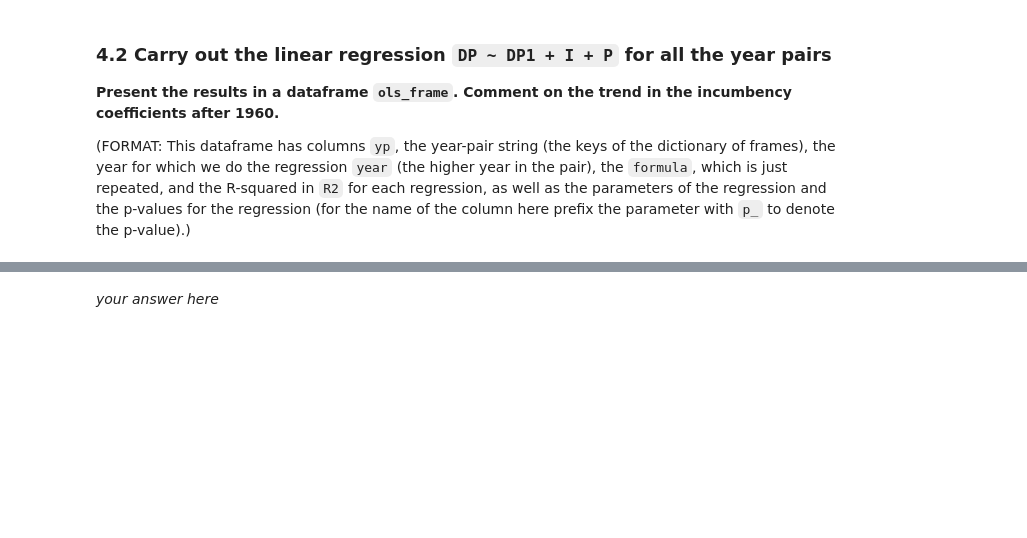
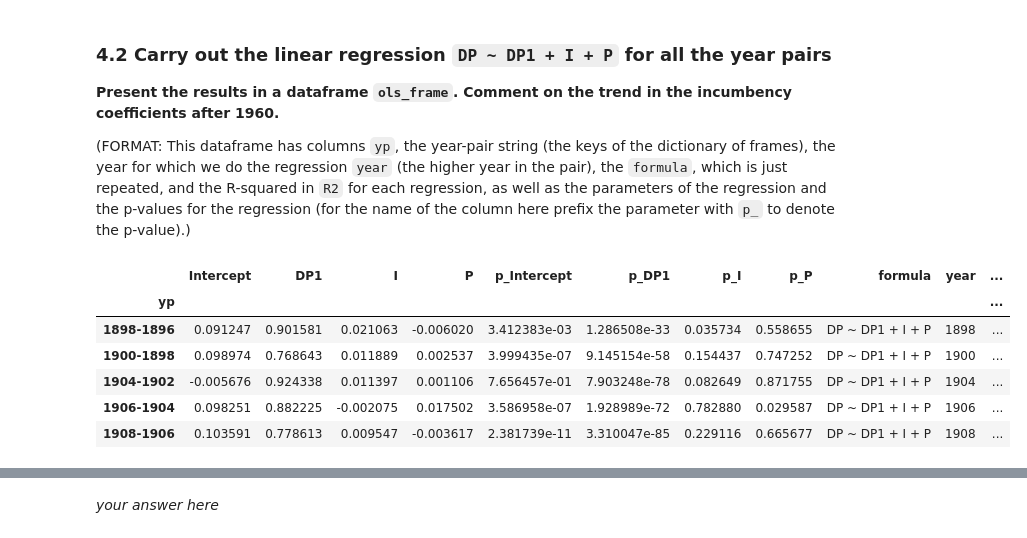
Before and after one commit to NOllAl/AM207HW, a Jupyter notebook: hw3/AM207_HW3.ipynb, the cells around one changed output, grey strips where cells are left out. Saved outputs shown, nothing was run; the diff lists cells and outputs as text; code cells hidden in the pictures; blank space fills up the shorter version.

```diff
--- a/hw3/AM207_HW3.ipynb
+++ b/hw3/AM207_HW3.ipynb
@@ -705,0 +702,32 @@ So, in both cases, we see that $\beta_2$ corresponds to the expected proportion
+# %%
+result = pd.DataFrame()
+for p in pairs:
+    key = str(p[0])+"-"+str(p[1])
+    df = pairframes[key]
+
+    formula = 'DP ~ DP1 + I + P'
+    ols_model = ols(formula, pairframes[key]).fit()
+
+    params = pd.DataFrame(ols_model.params).transpose()
+    p_vals = pd.DataFrame(ols_model.pvalues).transpose()
+    p_vals.columns = "p_" + p_vals.columns
+    foo = pd.concat([params, p_vals], axis=1)
+    foo['yp'] = key
+    foo['formula'] = formula
+    foo['year'] = p[0]
+    foo['r_sqaured'] = ols_model.rsquared
+
+
+    result = result.append(foo)
+
+
+result = result.set_index('yp')
+result.head()
+# %% [output]
+|  | Intercept | DP1 | I | P | p_Intercept | p_DP1 | p_I | p_P | formula | year | ... |
+| yp |  |  |  |  |  |  |  |  |  |  | ... |
+| 1898-1896 | 0.091247 | 0.901581 | 0.021063 | -0.006020 | 3.412383e-03 | 1.286508e-33 | 0.035734 | 0.558655 | DP ~ DP1 + I + P | 1898 | ... |
+| 1900-1898 | 0.098974 | 0.768643 | 0.011889 | 0.002537 | 3.999435e-07 | 9.145154e-58 | 0.154437 | 0.747252 | DP ~ DP1 + I + P | 1900 | ... |
+| 1904-1902 | -0.005676 | 0.924338 | 0.011397 | 0.001106 | 7.656457e-01 | 7.903248e-78 | 0.082649 | 0.871755 | DP ~ DP1 + I + P | 1904 | ... |
+| 1906-1904 | 0.098251 | 0.882225 | -0.002075 | 0.017502 | 3.586958e-07 | 1.928989e-72 | 0.782880 | 0.029587 | DP ~ DP1 + I + P | 1906 | ... |
+| 1908-1906 | 0.103591 | 0.778613 | 0.009547 | -0.003617 | 2.381739e-11 | 3.310047e-85 | 0.229116 | 0.665677 | DP ~ DP1 + I + P | 1908 | ... |
```
Also changed, not shown: parts of 4 cells of this notebook.
